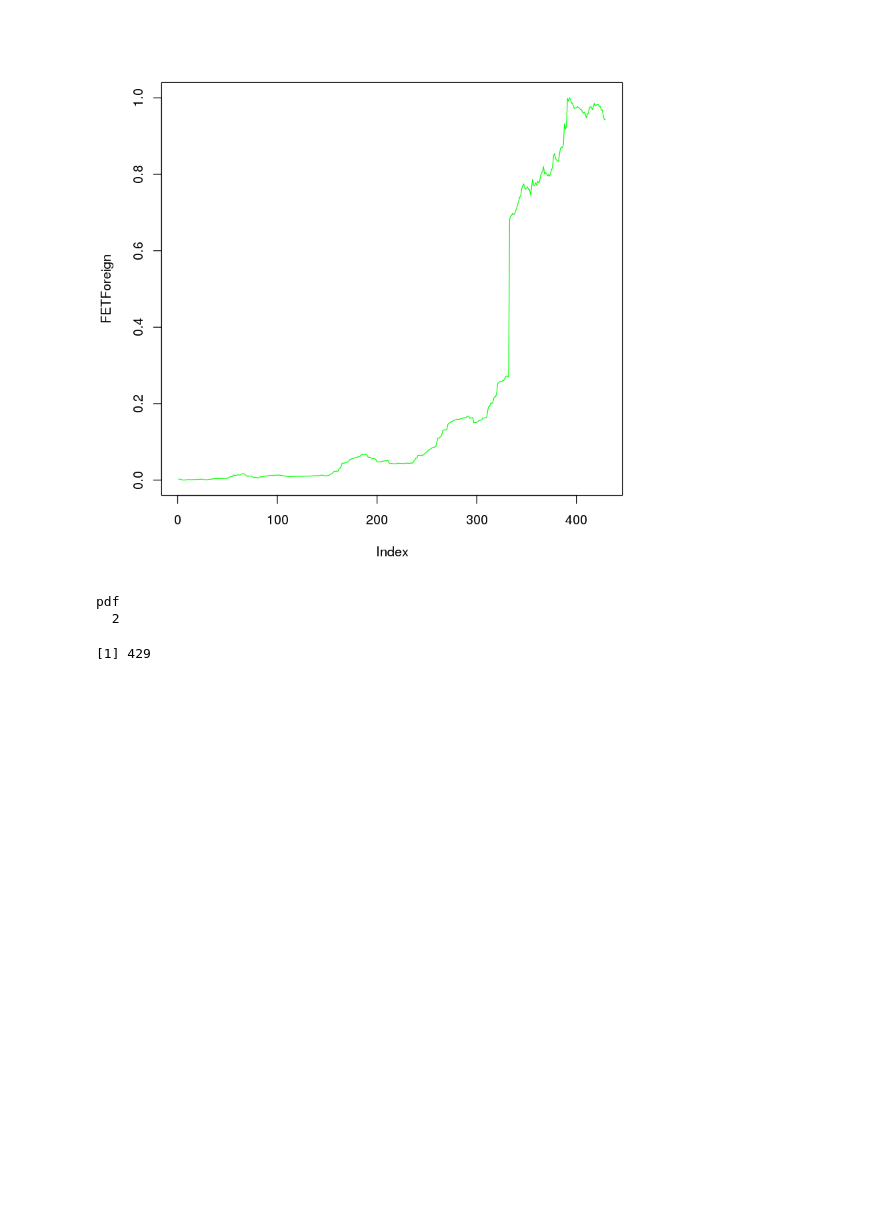
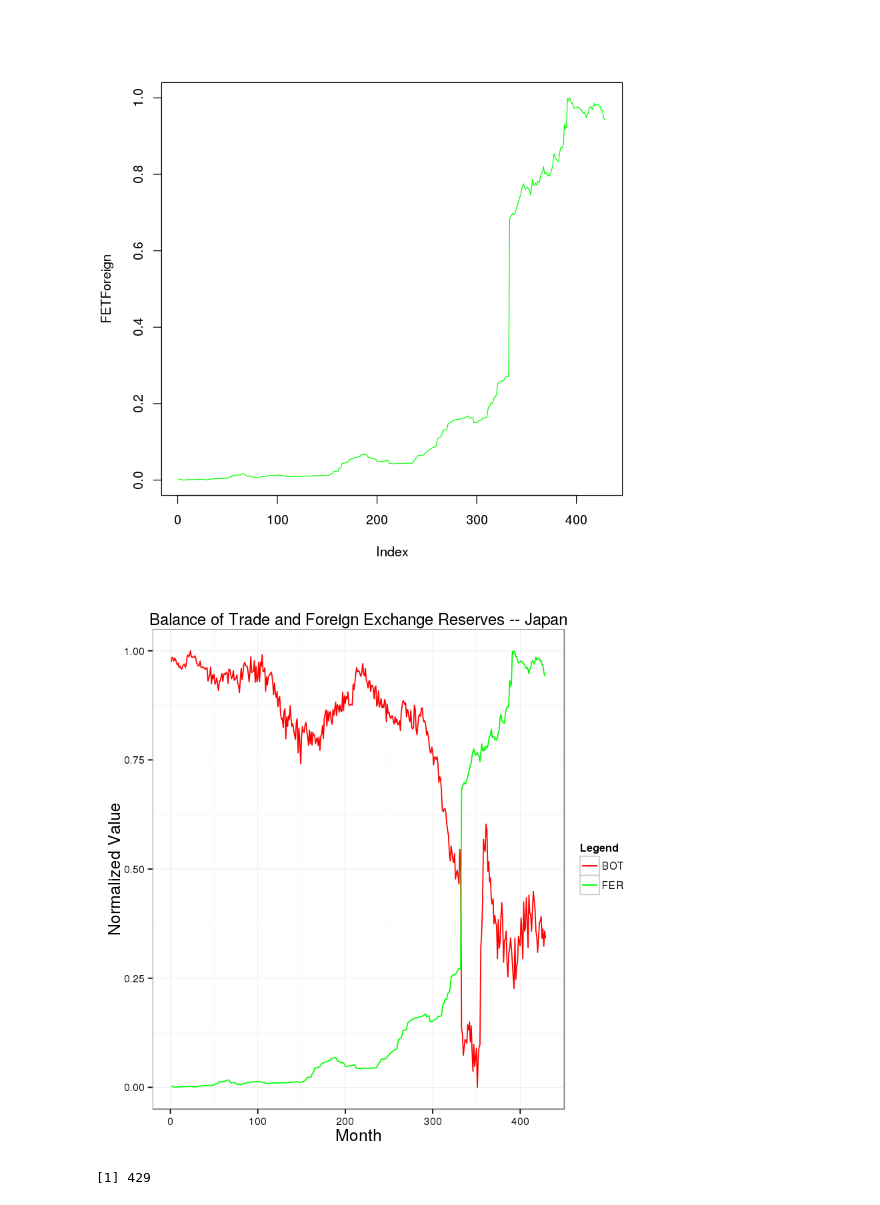
Before and after one commit to MthwRobinson/ML-Ex-Rates, a Jupyter notebook: Results/japan_correlation.ipynb, the cells around one changed output. Cells and saved outputs as stored; diff of their text form; code cells hidden in the pictures; blank space fills up the shorter version.

Commit message:
added legend to plots

```diff
--- a/Results/japan_correlation.ipynb
+++ b/Results/japan_correlation.ipynb
@@ -17,17 +17,25 @@ plot(FETForeign,type="l",col="green")
 [figure]
 [figure]
 # %%
-pdf('japan_plot.pdf')
-ggplot() +
-    geom_line(data = japan, aes(x = 1:429, y = norm(BOT_d)), colour='red') +
-    geom_line(data = japan, aes(x = 1:429, y = norm(FER_f)), colour='green') +
+#pdf('japan_plot.pdf')
+#cols <- c('Balance of Trade'='#f04546','Foreign Exchange Reserves'='#333333')
+ggplot(data = japan, aes(x=a)) +
+    geom_line(data = japan, aes(x = 1:429, y = norm(BOT_d),
+                                colour = 'BOT')) + #  , colour='red') +
+geom_line(data = japan, aes(x = 1:429, y = norm(FER_f),
+                            colour = 'FER')) + # , colour='green') +
     ggtitle('Balance of Trade and Foreign Exchange Reserves -- Japan') +
     xlab('Month') +
-    ylab('Normalized Value')
-dev.off()
+    ylab('Normalized Value') +
+    scale_colour_manual(name="Legend", values=c(BOT = 'red', FER = 'green')) +
+
+    theme_bw() +
+    theme(axis.title.x = element_text(size = 15)) +
+    theme(axis.title.y = element_text(size = 15))
+    #theme(legend.justification = c(1,1), legend.position = c(1,1))
+#dev.off()
 # %% [output]
-pdf
-  2
+[figure, added]
 # %%
 length(japan$BOT_d)
 # %% [output]
```
Also changed, not shown: 1 other file.
